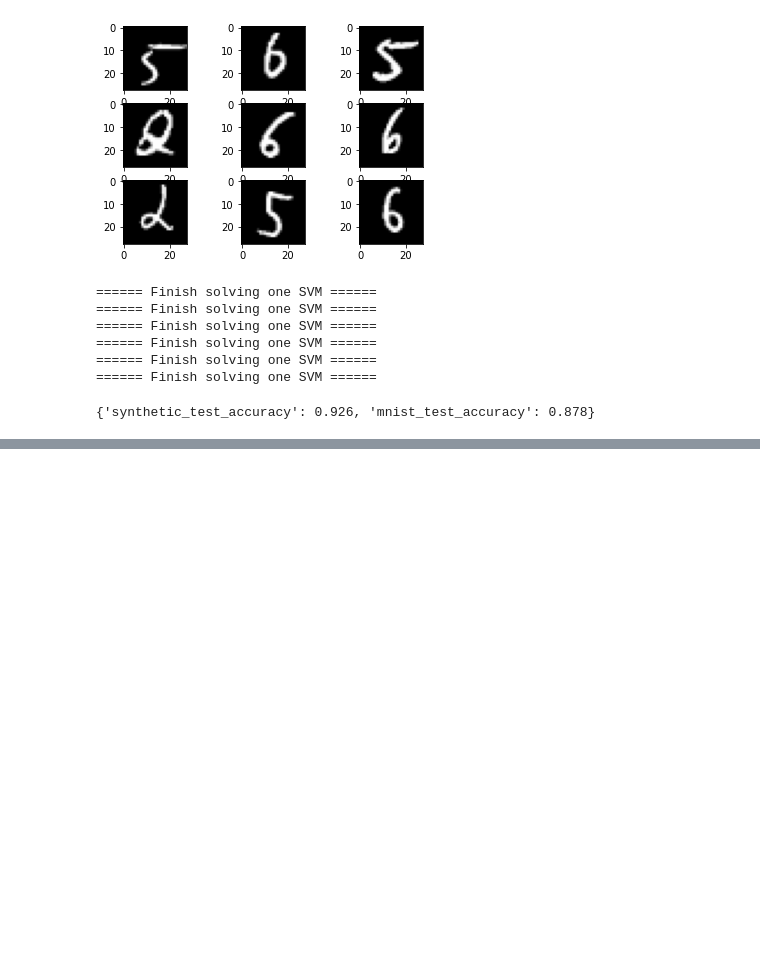
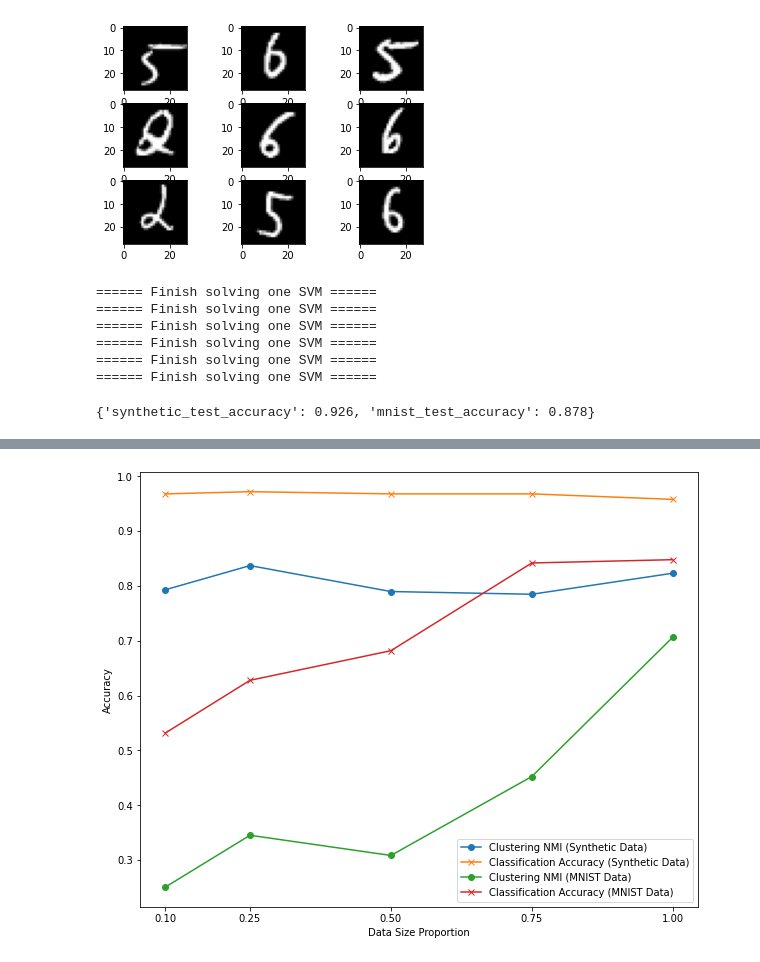
Before and after one commit to Zhengtong-Liu/ECE236A-Project, a Jupyter notebook: Code/ECE236A_Project_Demo.ipynb, the cells around one changed output, grey strips where cells are left out. Cells and saved outputs as stored; diff of their text form; code cells hidden in the pictures; blank space fills up the shorter version.

```diff
--- a/Code/ECE236A_Project_Demo.ipynb
+++ b/Code/ECE236A_Project_Demo.ipynb
@@ -255,0 +256,3 @@ plot_result(result1, result2, result3)
+# %%
+syn_data = prepare_synthetic_data()
+mnist_data = prepare_mnist_data()
@@ -255,0 +320,20 @@ plot_result(result1, result2, result3)
+# %%
+plt.figure(figsize=(10, 8))
+size_ratios = [0.1, 0.25, 0.5, 0.75, 1.0]
+
+# plt.title(" Learning on Synthetic Data with Different Data Size")
+plt.xlabel("Data Size Proportion")
+plt.ylabel("Accuracy")
+label_to_true_label = {'synthetic': 'Synthetic', 'mnist': 'MNIST'}
+for label, results in result2.items():
+    plt.plot(size_ratios, results['clustering_nmi'], label=f"Clustering NMI ({label_to_true_label[label]} Data)", marker='o')
+    plt.plot(size_ratios, results['classification_accuracy'], label=f"Classification Accuracy ({label_to_true_label[label]} Data)", marker='x')
+
+plt.xlabel("Data Size Proportion")
+plt.ylabel("Accuracy")
+plt.xticks(size_ratios)
+
+plt.legend()
+plt.savefig('task2_proportion.png', bbox_inches='tight', dpi=300, facecolor='white')
+# %% [output]
+[figure, added]
```
Also changed, not shown: parts of 6 cells of this notebook, 1 other file.
